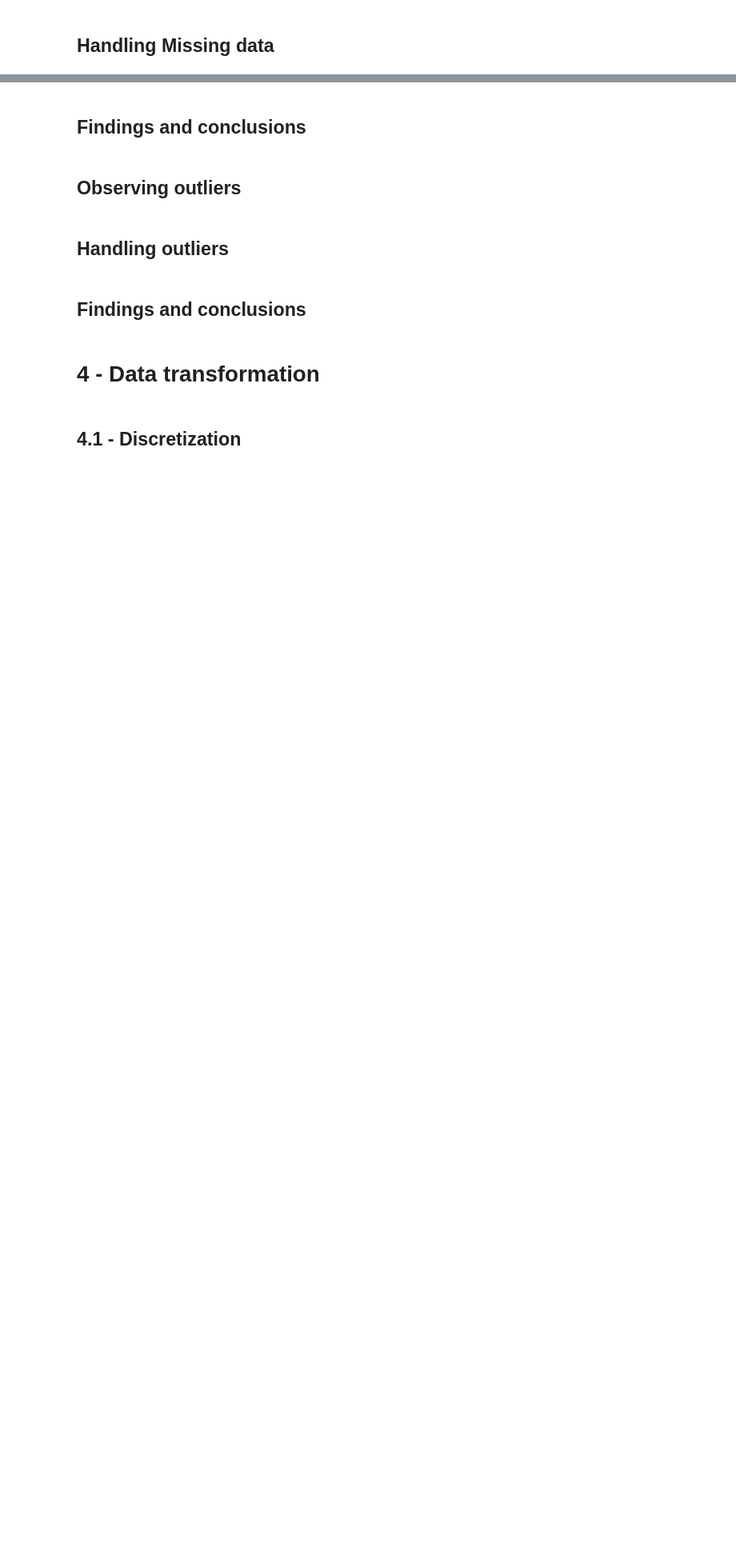
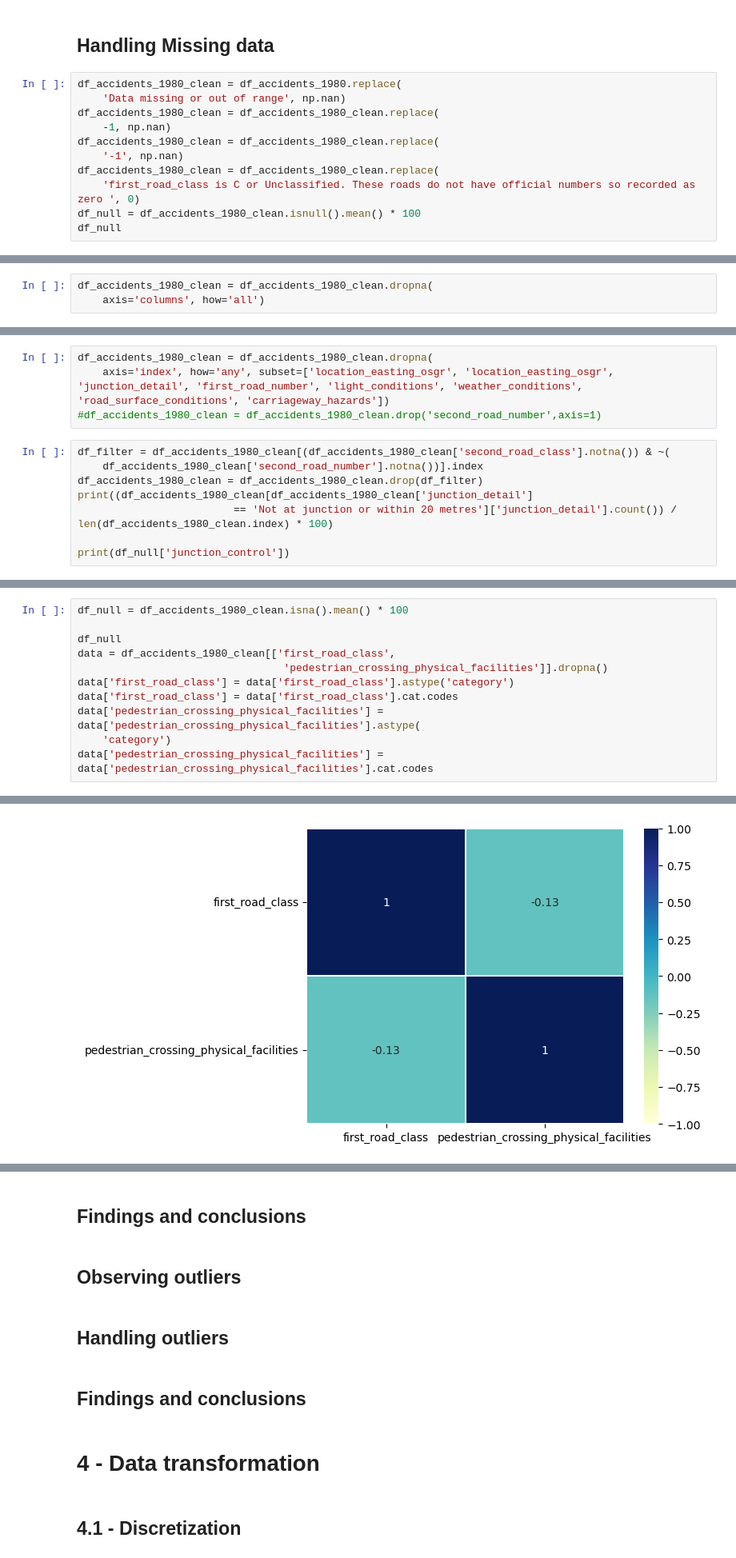
Before and after one commit to YoussefAswad/de-project, a Jupyter notebook: Milestone 1 template.ipynb, the cells around one changed output, grey strips where cells are left out. Shown: that part at 80% size. Drawn from its saved outputs; the diff is of its cells as text; blank space fills up the shorter version.

Commit message:
Cleaning

```diff
--- a/Milestone 1 template.ipynb
+++ b/Milestone 1 template.ipynb
@@ -131,2 +192,13 @@ dtype: float64
 # %% [markdown]
 ## Handling Missing data
+# %%
+df_accidents_1980_clean = df_accidents_1980.replace(
+    'Data missing or out of range', np.nan)
+df_accidents_1980_clean = df_accidents_1980_clean.replace(
+    -1, np.nan)
+df_accidents_1980_clean = df_accidents_1980_clean.replace(
+    '-1', np.nan)
+df_accidents_1980_clean = df_accidents_1980_clean.replace(
+    'first_road_class is C or Unclassified. These roads do not have official numbers so recorded as zero ', 0)
+df_null = df_accidents_1980_clean.isnull().mean() * 100
+df_null
@@ -132,0 +223,3 @@ dtype: float64
+# %%
+df_accidents_1980_clean = df_accidents_1980_clean.dropna(
+    axis='columns', how='all')
@@ -132,0 +234,12 @@ dtype: float64
+# %%
+df_accidents_1980_clean = df_accidents_1980_clean.dropna(
+    axis='index', how='any', subset=['location_easting_osgr', 'location_easting_osgr', 'junction_detail', 'first_road_number', 'light_conditions', 'weather_conditions', 'road_surface_conditions', 'carriageway_hazards'])
+#df_accidents_1980_clean = df_accidents_1980_clean.drop('second_road_number',axis=1)
+# %%
+df_filter = df_accidents_1980_clean[(df_accidents_1980_clean['second_road_class'].notna()) & ~(
+    df_accidents_1980_clean['second_road_number'].notna())].index
+df_accidents_1980_clean = df_accidents_1980_clean.drop(df_filter)
+print((df_accidents_1980_clean[df_accidents_1980_clean['junction_detail']
+                         == 'Not at junction or within 20 metres']['junction_detail'].count()) / len(df_accidents_1980_clean.index) * 100)
+
+print(df_null['junction_control'])
@@ -132,0 +249,12 @@ dtype: float64
+# %%
+df_null = df_accidents_1980_clean.isna().mean() * 100
+
+df_null
+data = df_accidents_1980_clean[['first_road_class',
+                                 'pedestrian_crossing_physical_facilities']].dropna()
+data['first_road_class'] = data['first_road_class'].astype('category')
+data['first_road_class'] = data['first_road_class'].cat.codes
+data['pedestrian_crossing_physical_facilities'] = data['pedestrian_crossing_physical_facilities'].astype(
+    'category')
+data['pedestrian_crossing_physical_facilities'] = data['pedestrian_crossing_physical_facilities'].cat.codes
+# %% [output]
@@ -132,0 +262 @@ dtype: float64
+[figure, added]
```
Also changed, not shown: parts of 23 cells of this notebook.
